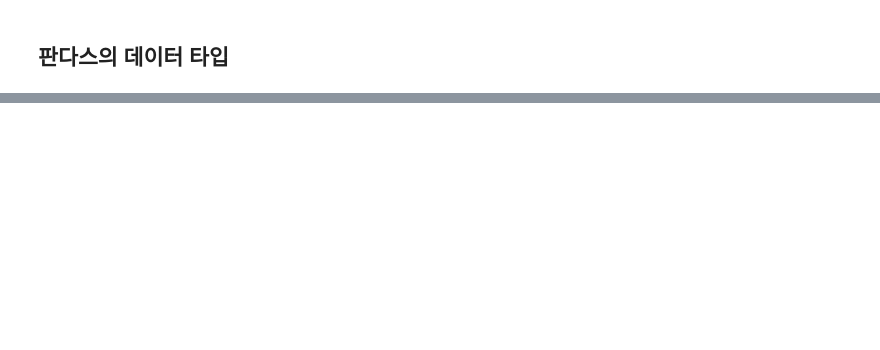
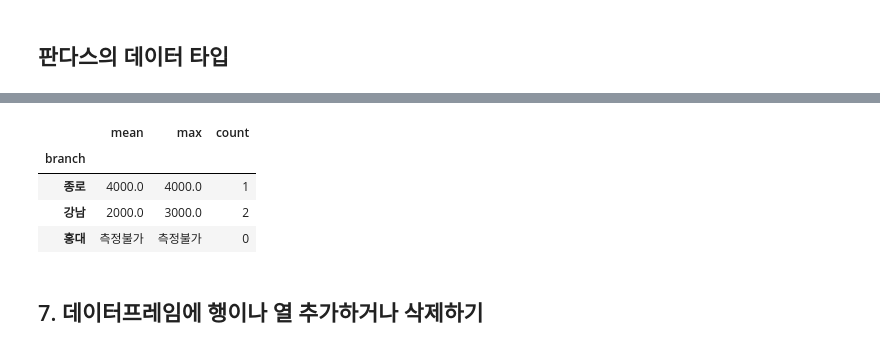
Before and after one commit to ByoungGuk1/finance-dev-learning-log, a Jupyter notebook: work/python/day03/section03.ipynb, the cells around one changed output, grey strips where cells are left out. Saved outputs shown, nothing was run; the diff lists cells and outputs as text; code cells hidden in the pictures; blank space fills up the shorter version.

Commit message:
feat : 2026-09-09 --pandas

```diff
--- a/work/python/day03/section03.ipynb
+++ b/work/python/day03/section03.ipynb
@@ -40,0 +660,19 @@ print(accounts)
+# %%
+import pandas as pd
+import numpy as np
+
+accounts = pd.read_csv("accounts.csv")
+view = accounts.groupby('branch')
+view = view.balance
+view = view.agg(['mean', 'max', 'count'])
+view = view.sort_values("mean",ascending=False)
+view = view[["mean","max","count"]].fillna("측정불가")
+view
+# %% [output]
+|  | mean | max | count |
+| branch |  |  |  |
+| 종로 | 4000.0 | 4000.0 | 1 |
+| 강남 | 2000.0 | 3000.0 | 2 |
+| 홍대 | 측정불가 | 측정불가 | 0 |
+# %% [markdown]
+## 7.  데이터프레임에 행이나 열 추가하거나 삭제하기
```
Also changed, not shown: parts of 312 cells of this notebook, 6 other files.
